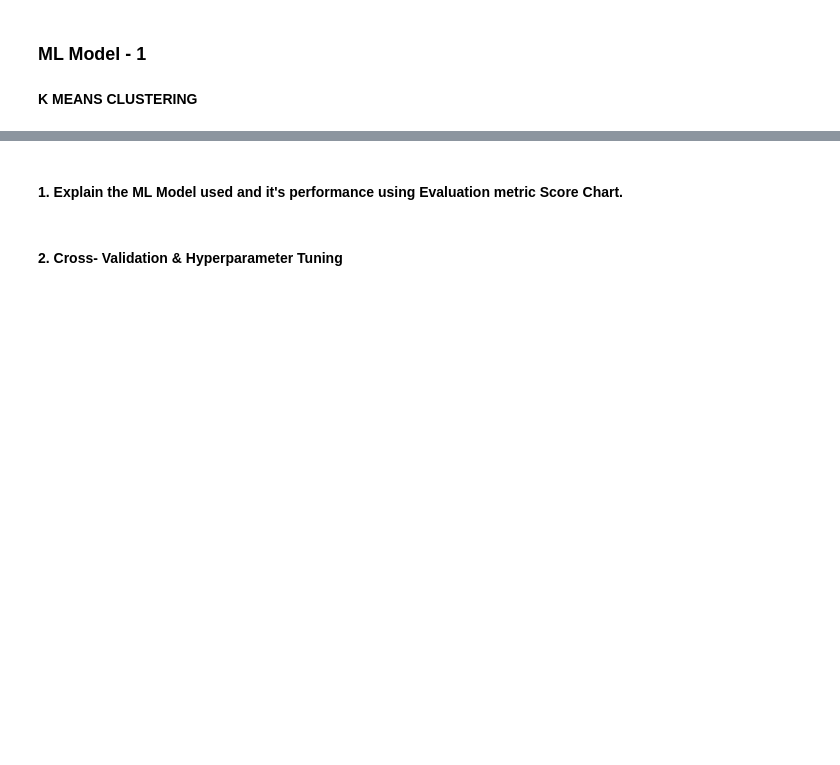
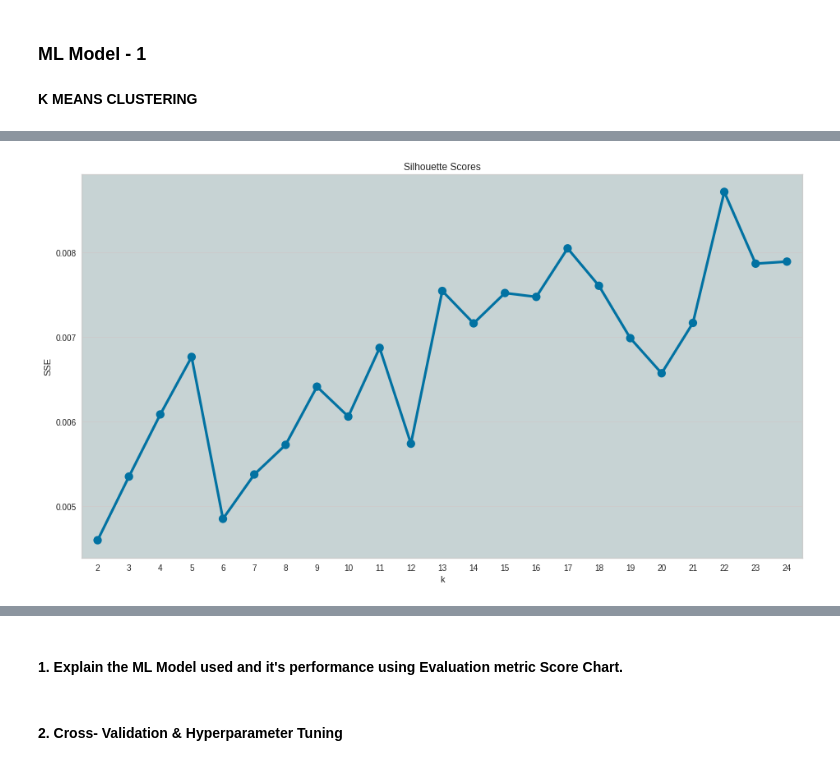
Before and after one commit to thepankaj018/Netflix-Movies-TV-Shows-Clustering, a Jupyter notebook: Netflix_Movies_and_TV_Shows_Clustering.ipynb, the cells around one changed output, grey strips where cells are left out. Drawn from its saved outputs; the diff is of its cells as text; code cells hidden in the pictures; blank space fills up the shorter version.

```diff
--- a/Netflix_Movies_and_TV_Shows_Clustering.ipynb
+++ b/Netflix_Movies_and_TV_Shows_Clustering.ipynb
@@ -1506,0 +1512,21 @@ plt.show()
+# %%
+silhouette_coefficients = {}
+
+for k in range(2, 25):
+
+    kmeans = KMeans(n_clusters=k, random_state = 42)
+    kmeans.fit(X_pca)
+    silhouette_coefficients[k] = silhouette_score(X, kmeans.labels_)
+# %%
+fig, ax = plt.subplots(figsize = (14,8))
+
+ax.set_facecolor("#C7D3D4")
+
+sns.pointplot(x = list(silhouette_coefficients.keys()), y = list(silhouette_coefficients.values()))
+
+plt.title("Silhouette Scores")
+plt.xlabel("k"); plt.ylabel("SSE")
+
+plt.show()
+# %% [output]
+[figure, added]
```
Also changed, not shown: parts of 18 cells of this notebook.
